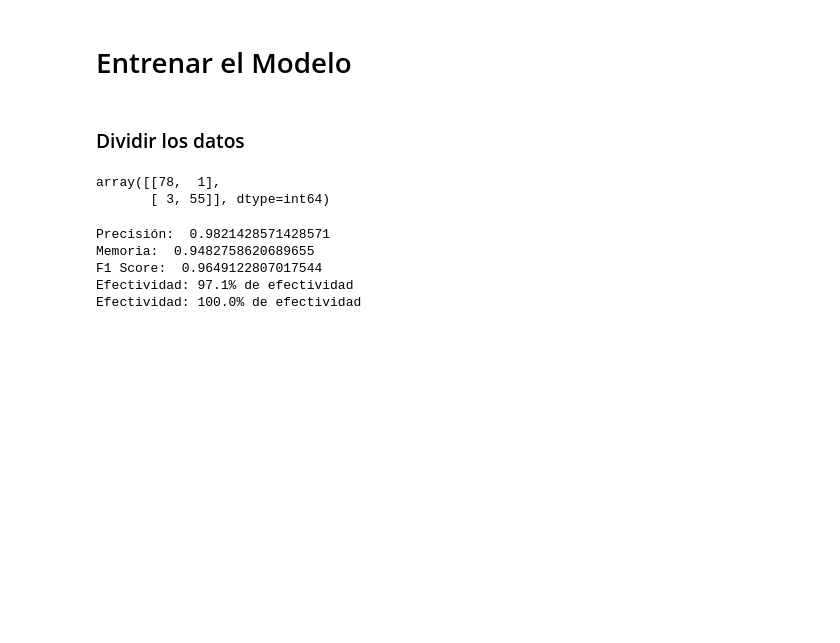
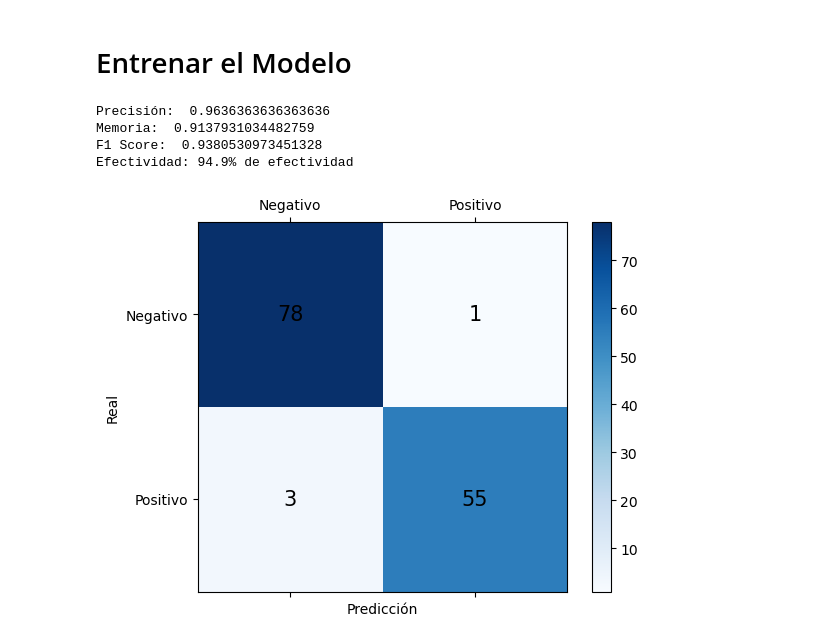
Before and after one commit to KaikoKill/Model-of-BCW, a Jupyter notebook: Model of BCW.ipynb, the cells around one changed output. Drawn from its saved outputs; the diff is of its cells as text; code cells hidden in the pictures; blank space fills up the shorter version.

```diff
--- a/Model of BCW.ipynb
+++ b/Model of BCW.ipynb
@@ -202,0 +343,14 @@ hist.map(plt.hist, 'Mitoses', bins = 10)
+# %%
+df['Bare Nuclei'] = pd.to_numeric(df['Bare Nuclei'], errors='coerce')
+df.dropna(inplace=True)  # Eliminar filas con valores faltantes
+
+# Separar características y etiquetas
+X = df.drop(['ID', 'Class'], axis=1)
+y = df['Class']
+
+# Cambiar etiquetas a 0 (benigno) y 1 (maligno)
+y = y.map({2: 0, 4: 1})
+
+# Mostrar información sobre los datos limpios
+X.info()
+y.value_counts()
@@ -209,4 +385,2 @@ from sklearn.ensemble import RandomForestClassifier
-# %% [markdown]
-<h3>Dividir los datos</h3>
 # %%
 X_train, X_test, y_train, y_test = train_test_split(X, y, test_size=0.2, random_state=42)
@@ -219,5 +386,0 @@ y_pred = RandomForest.predict(X_test)
-# %%
-confusion_matrix(y_test, y_pred)
-# %% [output]
-array([[78,  1],
-       [ 3, 55]], dtype=int64)
@@ -224,12 +397,41 @@ array([[78,  1],
 # %%
-print('Precisión: ', precision_score(y_test, y_pred))
-print('Memoria: ', recall_score(y_test, y_pred))
-print('F1 Score: ', f1_score(y_test, y_pred))
-print(f"Efectividad: {round(accuracy_score(y_test, y_pred)*100,1 )}% de efectividad")
-print(f"Efectividad: {round(RandomForest.score(X_train, y_train)*100,2 )}% de efectividad")
+print('Precisión: ', precision_score(y_test, y_pred_svm))
+print('Memoria: ', recall_score(y_test, y_pred_svm))
+print('F1 Score: ', f1_score(y_test, y_pred_svm))
+print(f"Efectividad: {round(accuracy_score(y_test, y_pred_svm)*100,1 )}% de efectividad")
 # %% [output]
-Precisión:  0.9821428571428571
-Memoria:  0.9482758620689655
-F1 Score:  0.9649122807017544
-Efectividad: 97.1% de efectividad
-Efectividad: 100.0% de efectividad
+Precisión:  0.9636363636363636
+Memoria:  0.9137931034482759
+F1 Score:  0.9380530973451328
+Efectividad: 94.9% de efectividad
+# %%
+cm = confusion_matrix(y_test, y_pred)
+
+# Se define las etiquetas personalizadas
+labels = ['Verdadero Negativo', 'Falso Positivo', 'Falso Negativo', 'Verdadero Positivo']
+
+# Crea el gráfico de la matriz de confusión
+fig, ax = plt.subplots()
+cax = ax.matshow(cm, cmap=plt.cm.Blues)
+
+# Añade la barra de color
+plt.colorbar(cax)
+
+# Añade las etiquetas
+for (i, j), val in np.ndenumerate(cm):
+    ax.text(j, i, f'{val}', ha='center', va='center', color='black', fontsize=15)
+
+# Configura los ejes
+ax.set_xticks([0, 1])
+ax.set_yticks([0, 1])
+ax.set_xticklabels(['Negativo', 'Positivo'])
+ax.set_yticklabels(['Negativo', 'Positivo'])
+
+# Añade las etiquetas personalizadas
+ax.set_xlabel('Predicción')
+ax.set_ylabel('Real')
+ax.xaxis.set_label_position('bottom')
+
+plt.show()
+# %% [output]
+[figure, added]
```
Also changed, not shown: parts of 20 cells of this notebook.
